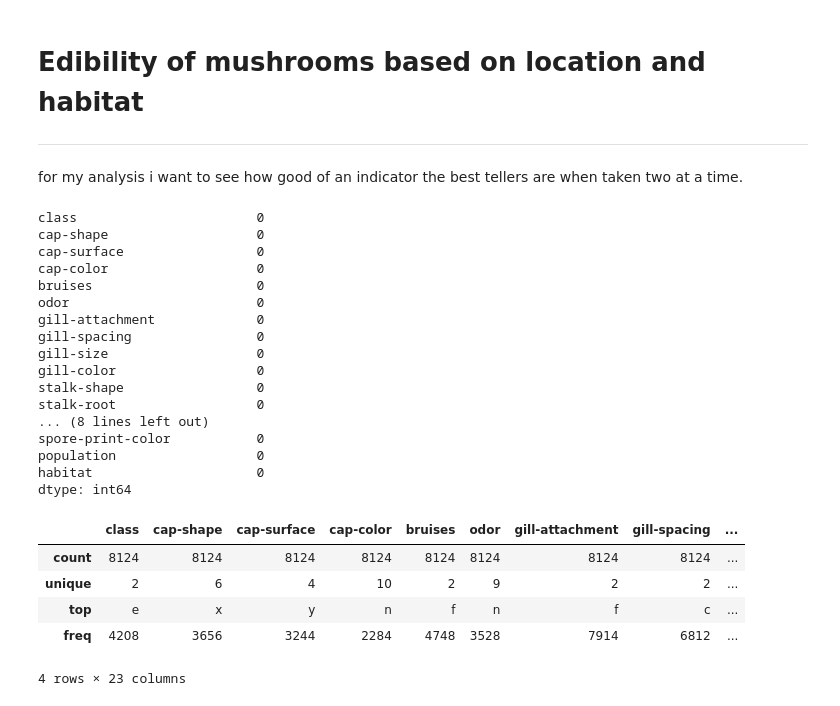
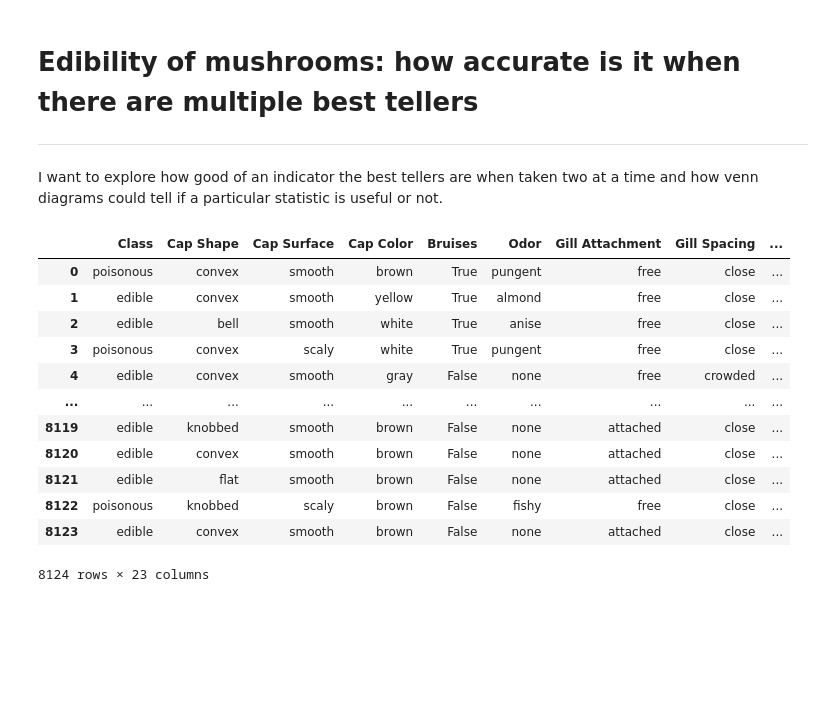
Before and after one commit to data301-2020-winter2/course-project-group_1009, a Jupyter notebook: analysis/abijith_ashok/Milestone2.ipynb, the cells around one changed output. Cells and saved outputs as stored; diff of their text form; code cells hidden in the pictures; blank space fills up the shorter version.

```diff
--- a/analysis/abijith_ashok/Milestone2.ipynb
+++ b/analysis/abijith_ashok/Milestone2.ipynb
@@ -5,35 +7,21 @@ import pandas as pd
 # %% [markdown]
-# Edibility of mushrooms based on location and habitat #
+# Edibility of mushrooms: how accurate is it when there are multiple best tellers #
 ----
-for my analysis i want to see how good of an indicator the best tellers are when taken two at a time.
+I want to explore how good of an indicator the best tellers are when taken two at a time and how venn diagrams could tell if a particular statistic is useful or not.
 # %%
-df = load_process("../../data/raw/mushrooms.csv")
+df = pf.load_processed("../../data/raw/mushrooms.csv","../../data/processed/abijith.csv")
+df
+# %% [output]
+|  | Class | Cap Shape | Cap Surface | Cap Color | Bruises | Odor | Gill Attachment | Gill Spacing | ... |
+| 0 | poisonous | convex | smooth | brown | True | pungent | free | close | ... |
+| 1 | edible | convex | smooth | yellow | True | almond | free | close | ... |
+| 2 | edible | bell | smooth | white | True | anise | free | close | ... |
+| 3 | poisonous | convex | scaly | white | True | pungent | free | close | ... |
+| 4 | edible | convex | smooth | gray | False | none | free | crowded | ... |
+| ... | ... | ... | ... | ... | ... | ... | ... | ... | ... |
+| 8119 | edible | knobbed | smooth | brown | False | none | attached | close | ... |
+| 8120 | edible | convex | smooth | brown | False | none | attached | close | ... |
+| 8121 | edible | flat | smooth | brown | False | none | attached | close | ... |
+| 8122 | poisonous | knobbed | scaly | brown | False | fishy | free | close | ... |
+| 8123 | edible | convex | smooth | brown | False | none | attached | close | ... |
+8124 rows × 23 columns
-# %%
-df.isna().sum()
-# %% [output]
-class                       0
-cap-shape                   0
-cap-surface                 0
-cap-color                   0
-bruises                     0
-odor                        0
-gill-attachment             0
-gill-spacing                0
-gill-size                   0
-gill-color                  0
-stalk-shape                 0
-stalk-root                  0
-... (8 lines left out)
-spore-print-color           0
-population                  0
-habitat                     0
-dtype: int64
-# %%
-df.describe()
-# %% [output]
-|  | class | cap-shape | cap-surface | cap-color | bruises | odor | gill-attachment | gill-spacing | ... |
-| count | 8124 | 8124 | 8124 | 8124 | 8124 | 8124 | 8124 | 8124 | ... |
-| unique | 2 | 6 | 4 | 10 | 2 | 9 | 2 | 2 | ... |
-| top | e | x | y | n | f | n | f | c | ... |
-| freq | 4208 | 3656 | 3244 | 2284 | 4748 | 3528 | 7914 | 6812 | ... |
-4 rows × 23 columns
```
Also changed, not shown: parts of 12 cells of this notebook, 4 other files.
